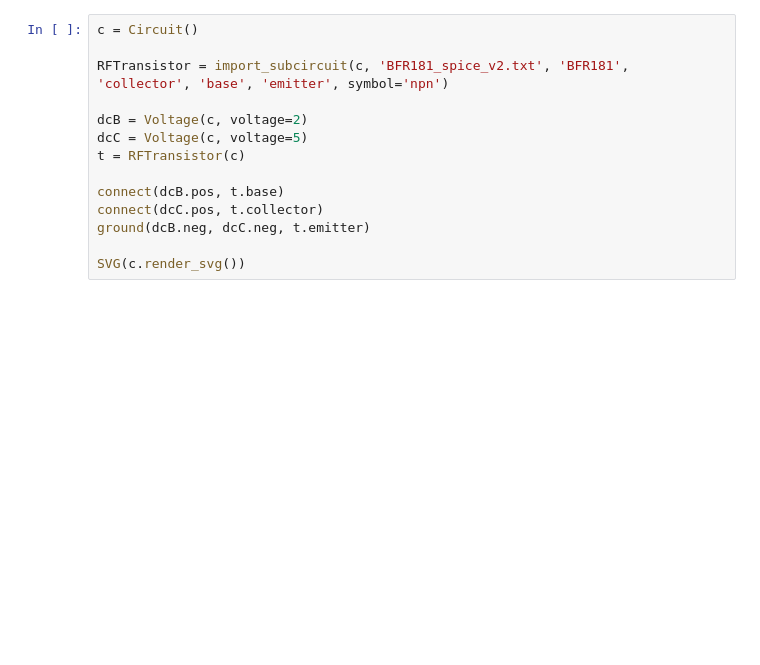
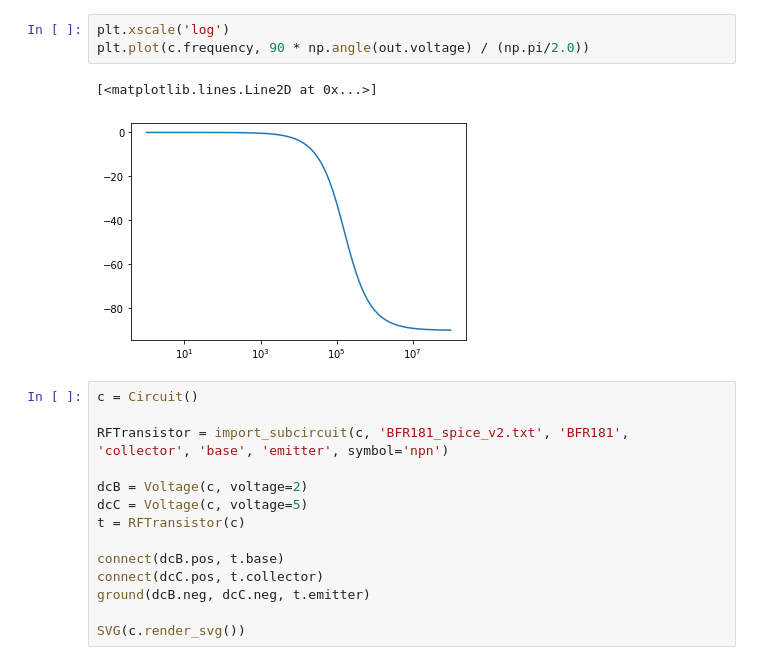
Before and after one commit to newhouseb/turmeric, a Jupyter notebook: basic_circuits.ipynb, the cells around one changed output. Drawn from its saved outputs; the diff is of its cells as text; blank space fills up the shorter version.

```diff
--- a/basic_circuits.ipynb
+++ b/basic_circuits.ipynb
@@ -5,3 +27,9 @@ from matplotlib import pyplot as plt
+# %%
+plt.xscale('log')
+plt.plot(c.frequency, 90 * np.angle(out.voltage) / (np.pi/2.0))
+# %% [output]
+[<matplotlib.lines.Line2D at 0x...>]
+[figure, added]
 # %%
 c = Circuit()
 
```
Also changed, not shown: parts of 3 cells of this notebook, 1 other file.
